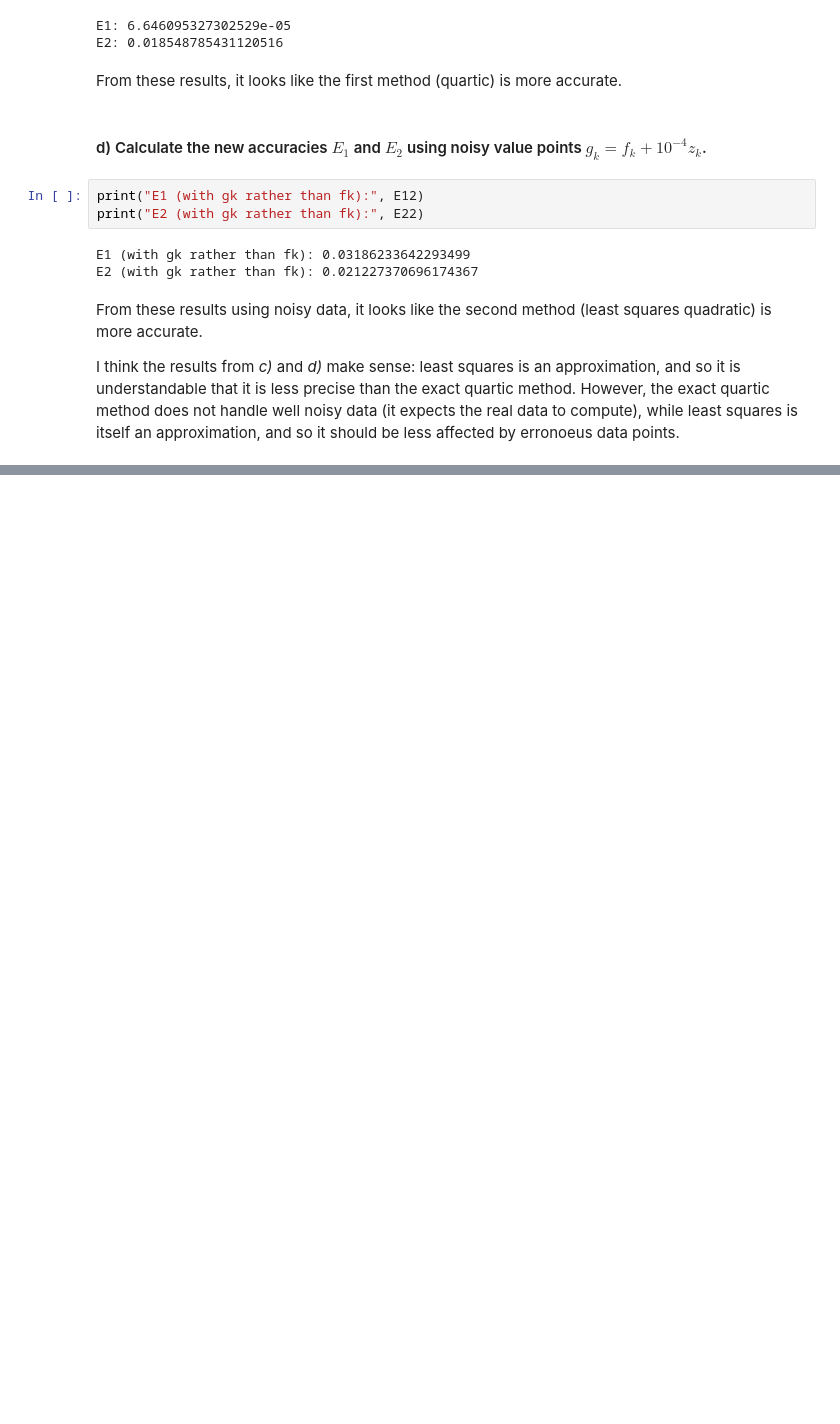
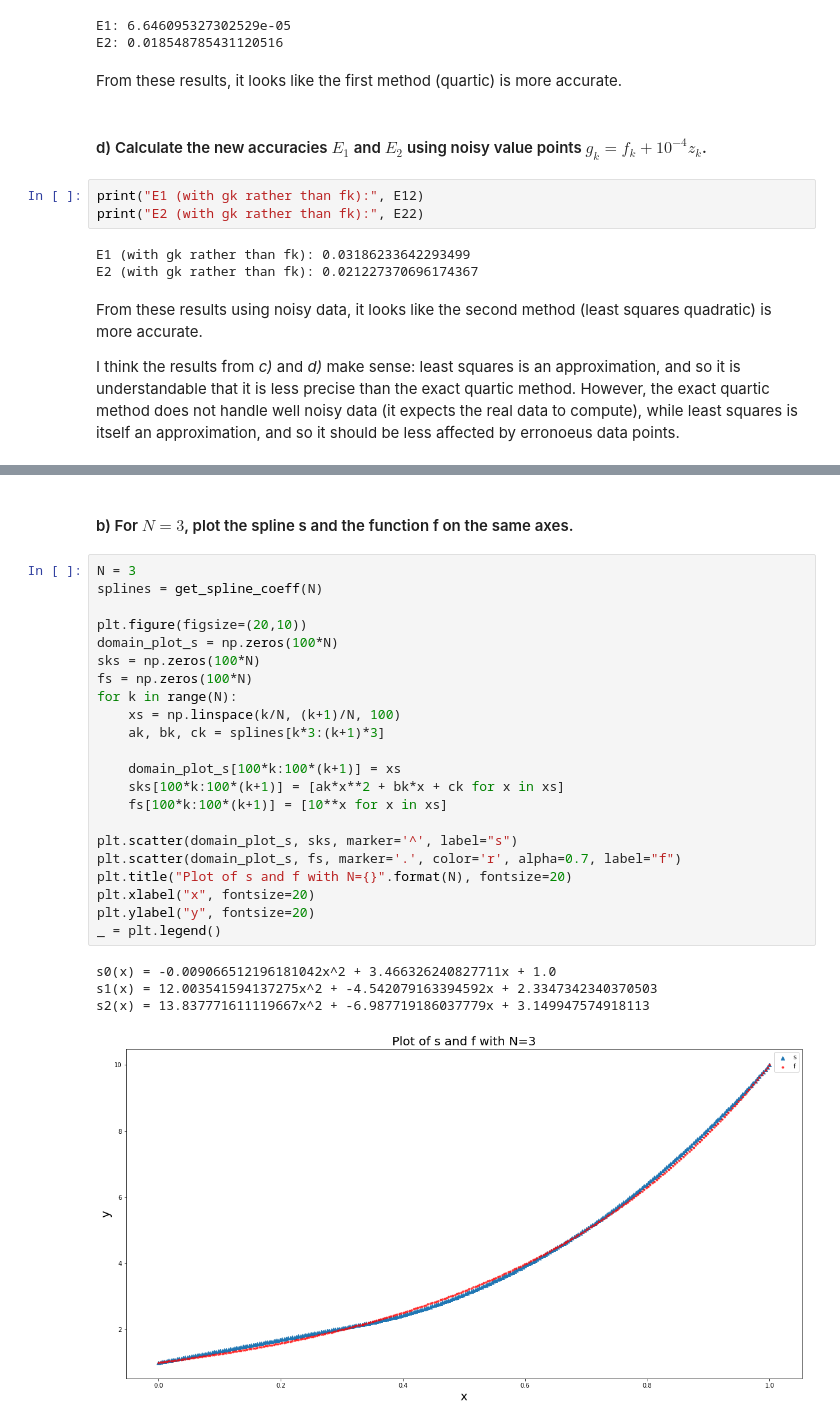
Before and after one commit to jonathanGB/am205, a Jupyter notebook: midterm/AM205_midterm.ipynb, the cells around one changed output, grey strips where cells are left out. Saved outputs shown, nothing was run; the diff lists cells and outputs as text; blank space fills up the shorter version.

```diff
--- a/midterm/AM205_midterm.ipynb
+++ b/midterm/AM205_midterm.ipynb
@@ -99,0 +148,29 @@ I think the results from *c)* and *d)* make sense: least squares is an approxima
+# %% [markdown]
+#### b) For $N=3$, plot the spline s and the function f on the same axes.
+# %%
+N = 3
+splines = get_spline_coeff(N)
+
+plt.figure(figsize=(20,10))
+domain_plot_s = np.zeros(100*N)
+sks = np.zeros(100*N)
+fs = np.zeros(100*N)
+for k in range(N):
+    xs = np.linspace(k/N, (k+1)/N, 100)
+    ak, bk, ck = splines[k*3:(k+1)*3]
+
+    domain_plot_s[100*k:100*(k+1)] = xs
+    sks[100*k:100*(k+1)] = [ak*x**2 + bk*x + ck for x in xs]
+    fs[100*k:100*(k+1)] = [10**x for x in xs]
+
+plt.scatter(domain_plot_s, sks, marker='^', label="s")
+plt.scatter(domain_plot_s, fs, marker='.', color='r', alpha=0.7, label="f")
+plt.title("Plot of s and f with N={}".format(N), fontsize=20)
+plt.xlabel("x", fontsize=20)
+plt.ylabel("y", fontsize=20)
+_ = plt.legend()
+# %% [output]
+s0(x) = -0.009066512196181042x^2 + 3.466326240827711x + 1.0
+s1(x) = 12.003541594137275x^2 + -4.542079163394592x + 2.3347342340370503
+s2(x) = 13.837771611119667x^2 + -6.987719186037779x + 3.149947574918113
+[figure, added]
```
Also changed, not shown: parts of 12 cells of this notebook.
